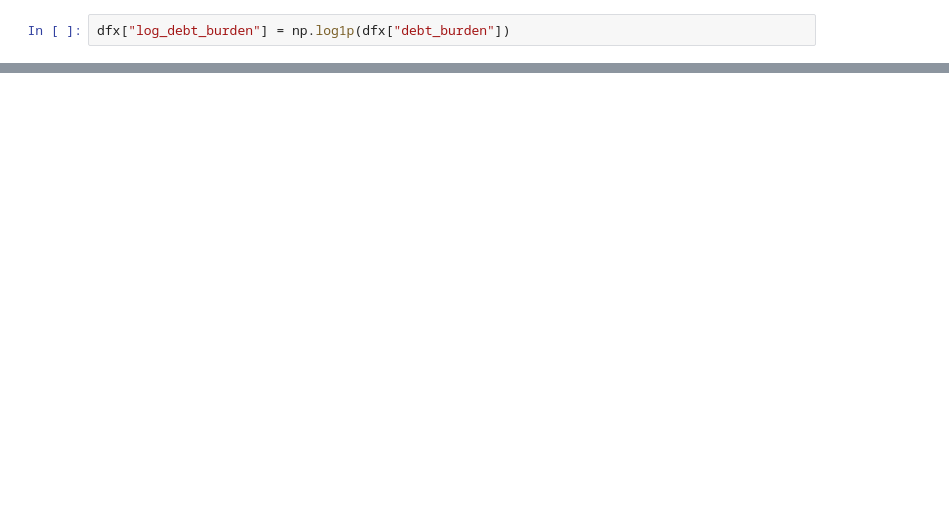
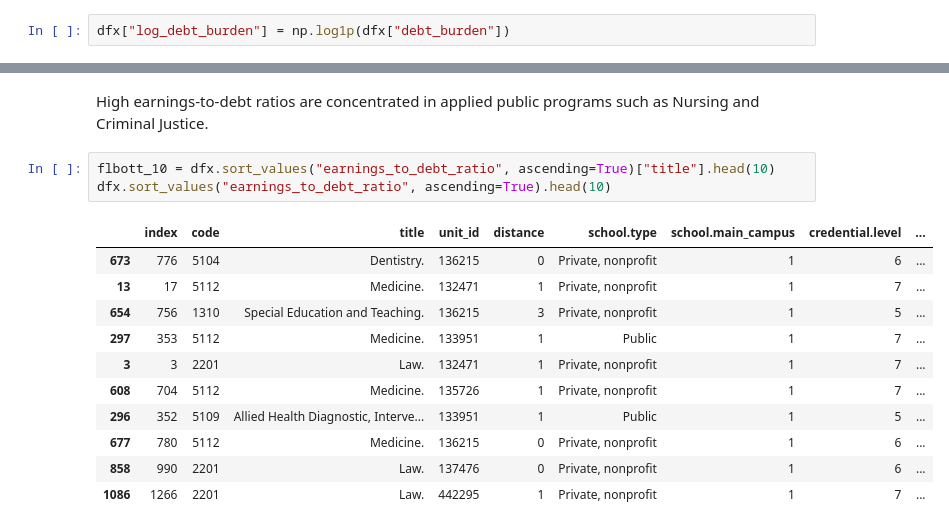
Before and after one commit to sebastianhonorat-dev/CAP_3764_2026_Spring_Team_6, a Jupyter notebook: notebooks/eda_scorecard.ipynb, the cells around one changed output, grey strips where cells are left out. Saved outputs shown, nothing was run; the diff lists cells and outputs as text; blank space fills up the shorter version.

```diff
--- a/notebooks/eda_scorecard.ipynb
+++ b/notebooks/eda_scorecard.ipynb
@@ -124,0 +200,17 @@ dfx
+# %% [markdown]
+High earnings-to-debt ratios are concentrated in applied public programs such as Nursing and Criminal Justice.
+# %%
+flbott_10 = dfx.sort_values("earnings_to_debt_ratio", ascending=True)["title"].head(10)
+dfx.sort_values("earnings_to_debt_ratio", ascending=True).head(10)
+# %% [output]
+|  | index | code | title | unit_id | distance | school.type | school.main_campus | credential.level | ... |
+| 673 | 776 | 5104 | Dentistry. | 136215 | 0 | Private, nonprofit | 1 | 6 | ... |
+| 13 | 17 | 5112 | Medicine. | 132471 | 1 | Private, nonprofit | 1 | 7 | ... |
+| 654 | 756 | 1310 | Special Education and Teaching. | 136215 | 3 | Private, nonprofit | 1 | 5 | ... |
+| 297 | 353 | 5112 | Medicine. | 133951 | 1 | Public | 1 | 7 | ... |
+| 3 | 3 | 2201 | Law. | 132471 | 1 | Private, nonprofit | 1 | 7 | ... |
+| 608 | 704 | 5112 | Medicine. | 135726 | 1 | Private, nonprofit | 1 | 7 | ... |
+| 296 | 352 | 5109 | Allied Health Diagnostic, Interve... | 133951 | 1 | Public | 1 | 5 | ... |
+| 677 | 780 | 5112 | Medicine. | 136215 | 0 | Private, nonprofit | 1 | 6 | ... |
+| 858 | 990 | 2201 | Law. | 137476 | 0 | Private, nonprofit | 1 | 6 | ... |
+| 1086 | 1266 | 2201 | Law. | 442295 | 1 | Private, nonprofit | 1 | 7 | ... |
```
Also changed, not shown: parts of 37 cells of this notebook.
